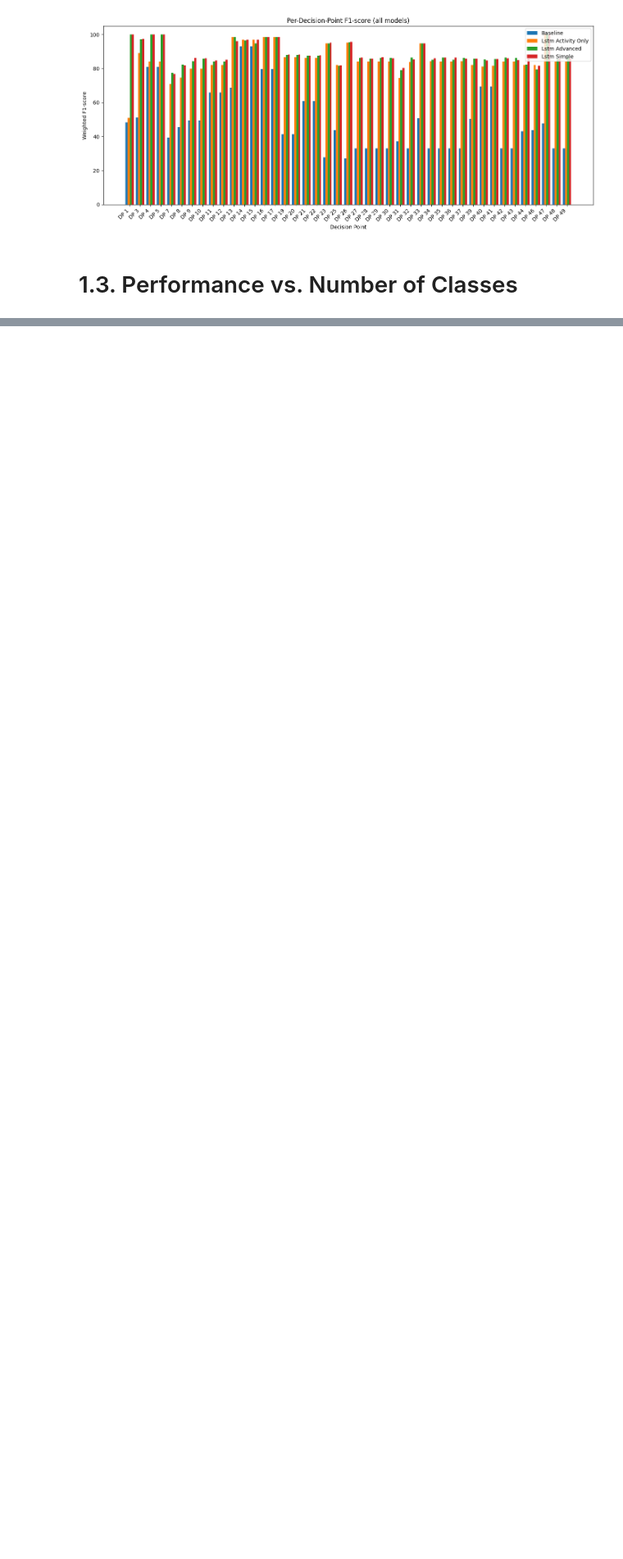
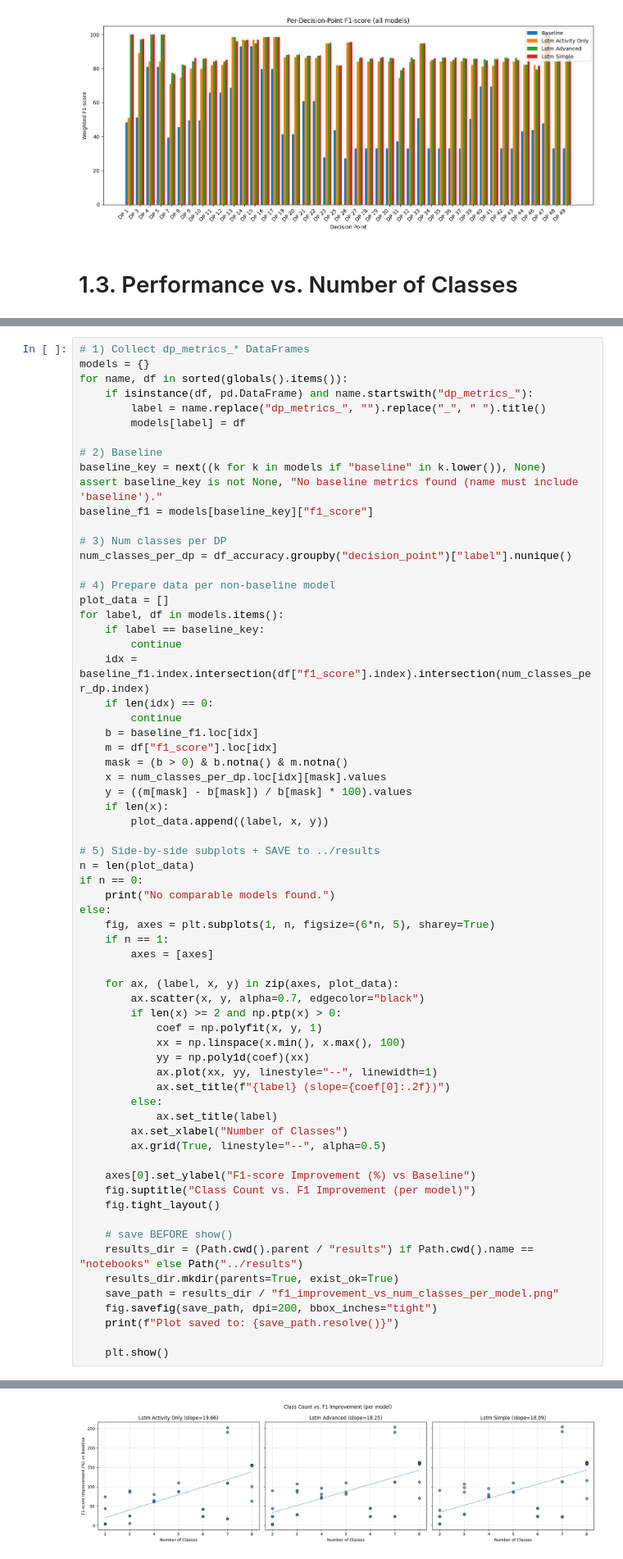
Before and after one commit to ohmayerma/next_activity_prediction, a Jupyter notebook: notebooks/40_evaluation.ipynb, the cells around one changed output, grey strips where cells are left out. Shown at 82% size. Saved outputs shown, nothing was run; the diff lists cells and outputs as text; blank space fills up the shorter version.

Commit message:
Additional Metric

```diff
--- a/notebooks/40_evaluation.ipynb
+++ b/notebooks/40_evaluation.ipynb
@@ -251,0 +254,67 @@ Plot saved to: /Users/marcohmayer/Desktop/next_activity_prediction/results/f1_vs
+# %%
+# 1) Collect dp_metrics_* DataFrames
+models = {}
+for name, df in sorted(globals().items()):
+    if isinstance(df, pd.DataFrame) and name.startswith("dp_metrics_"):
+        label = name.replace("dp_metrics_", "").replace("_", " ").title()
+        models[label] = df
+
+# 2) Baseline
+baseline_key = next((k for k in models if "baseline" in k.lower()), None)
+assert baseline_key is not None, "No baseline metrics found (name must include 'baseline')."
+baseline_f1 = models[baseline_key]["f1_score"]
+
+# 3) Num classes per DP
+num_classes_per_dp = df_accuracy.groupby("decision_point")["label"].nunique()
+
+# 4) Prepare data per non-baseline model
+plot_data = []
+for label, df in models.items():
+    if label == baseline_key:
+        continue
+    idx = baseline_f1.index.intersection(df["f1_score"].index).intersection(num_classes_per_dp.index)
+    if len(idx) == 0:
+        continue
+    b = baseline_f1.loc[idx]
+    m = df["f1_score"].loc[idx]
+    mask = (b > 0) & b.notna() & m.notna()
+    x = num_classes_per_dp.loc[idx][mask].values
+    y = ((m[mask] - b[mask]) / b[mask] * 100).values
+    if len(x):
+        plot_data.append((label, x, y))
+
+# 5) Side-by-side subplots + SAVE to ../results
+n = len(plot_data)
+if n == 0:
+    print("No comparable models found.")
+else:
+    fig, axes = plt.subplots(1, n, figsize=(6*n, 5), sharey=True)
+    if n == 1:
+        axes = [axes]
+
+    for ax, (label, x, y) in zip(axes, plot_data):
+        ax.scatter(x, y, alpha=0.7, edgecolor="black")
+        if len(x) >= 2 and np.ptp(x) > 0:
+            coef = np.polyfit(x, y, 1)
+            xx = np.linspace(x.min(), x.max(), 100)
+            yy = np.poly1d(coef)(xx)
+            ax.plot(xx, yy, linestyle="--", linewidth=1)
+            ax.set_title(f"{label} (slope={coef[0]:.2f})")
+        else:
+            ax.set_title(label)
+        ax.set_xlabel("Number of Classes")
+        ax.grid(True, linestyle="--", alpha=0.5)
+
+    axes[0].set_ylabel("F1-score Improvement (%) vs Baseline")
+    fig.suptitle("Class Count vs. F1 Improvement (per model)")
+    fig.tight_layout()
+
+    # save BEFORE show()
+    results_dir = (Path.cwd().parent / "results") if Path.cwd().name == "notebooks" else Path("../results")
+    results_dir.mkdir(parents=True, exist_ok=True)
+    save_path = results_dir / "f1_improvement_vs_num_classes_per_model.png"
+    fig.savefig(save_path, dpi=200, bbox_inches="tight")
+    print(f"Plot saved to: {save_path.resolve()}")
+
+    plt.show()
+# %% [output]
@@ -251,0 +322 @@ Plot saved to: /Users/marcohmayer/Desktop/next_activity_prediction/results/f1_vs
+[figure, added]
```
Also changed, not shown: parts of 4 cells of this notebook.
